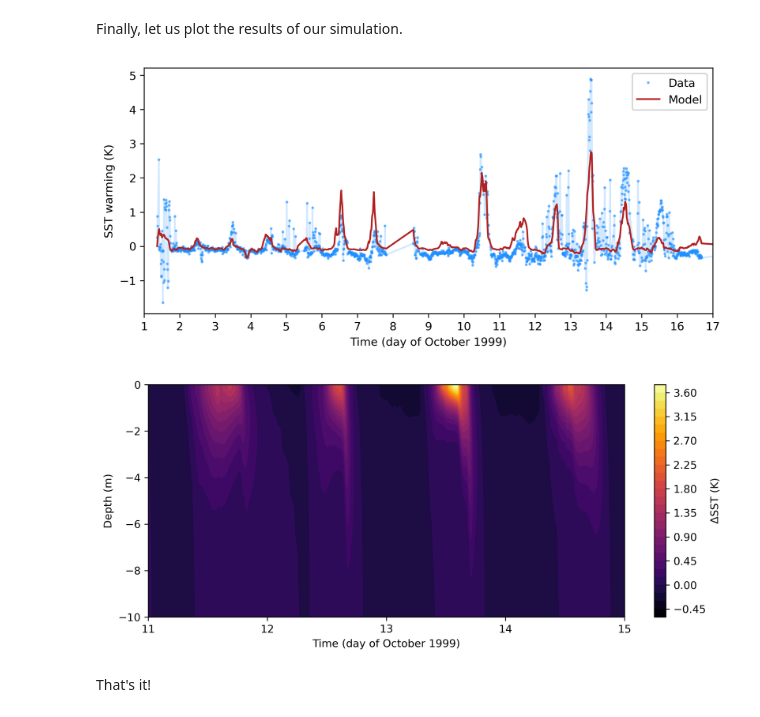
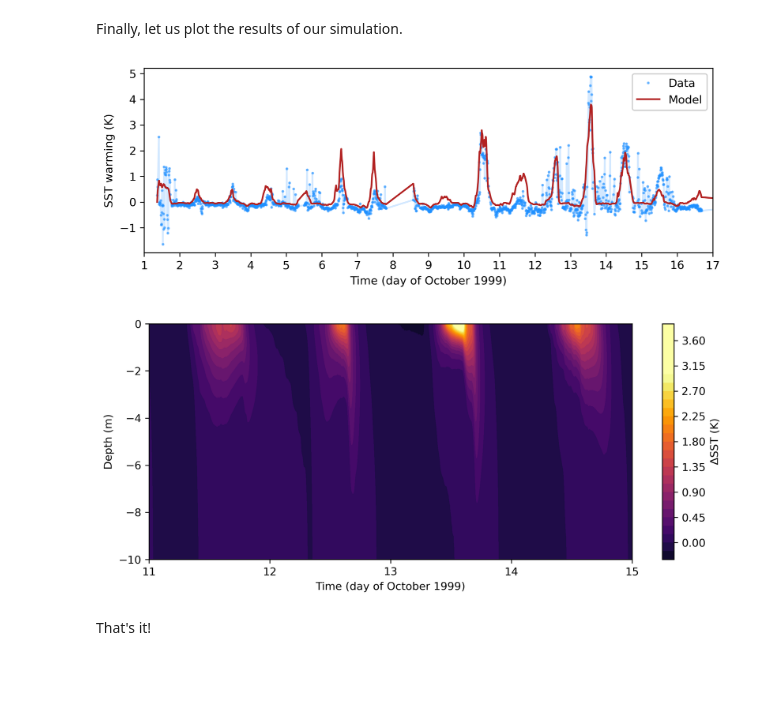
Before and after one commit to reykboerner/diusst, a Jupyter notebook: docs/run_diusst.ipynb, the cells around one changed output. Saved outputs shown, nothing was run; the diff lists cells and outputs as text; code cells hidden in the pictures; blank space fills up the shorter version.

Commit message:
updated diusst tutorial, now loads xarray DataSet

```diff
--- a/docs/run_diusst.ipynb
+++ b/docs/run_diusst.ipynb
@@ -24,7 +24,4 @@ Let's load the MOCE-5 dataset contained in the `input_data` directory and store
 # %%
-data_path = '../input_data/moce5/'
-data_filename = 'training_moce5_err-boatspd-x2_humid10.csv'
-
-data_orig = pd.read_csv(data_path+data_filename)
+data_orig = xr.load_dataset('../input_data/moce5/moce5_dataset.cdf', decode_timedelta=False)
 data_orig
 # %% [output]
@@ -50,9 +51,9 @@ In the next cell, we specify all the parameters and other options for the simula
 T_f = np.mean(data_orig['ftemp'].to_numpy())
 
 # Key parameters
-kappa = 1.799e-4         # Eddy diffusivity
-mu = 0.002576            # Mixing coefficient
-alpha = 2.445            # Attenuation coefficient
+kappa = 1.34e-4          # Eddy diffusivity
+mu = 2.85e-3             # Mixing coefficient
+alpha = 3.52             # Attenuation coefficient
 sigma = 0.8              # Surface suppressivity
 
 # Options
@@ -100,7 +101,7 @@ The dataset provides the temperature difference between the sea skin (`sst`) and
 ref_level = int(20)
 
 # Calculate temperature difference
-simu_sst = simu[0][:,0]-simu[0][:,ref_level]
+simu_dsst = simu[0][:,0]-simu[0][:,ref_level]
 
-print('Reference depth at which the SST difference is taken: {} m.'.format(round(simu[2][ref_level],2)))
+print('Reference depth at which the SST difference is taken: {:.3f} m.'.format(simu[2][ref_level]))
 # %% [output]
@@ -110,24 +111,24 @@ Reference depth at which the SST difference is taken: -3.05 m.
 # %% [markdown]
 Finally, let us plot the results of our simulation.
 # %%
-fig, ax = plt.subplots(dpi=300,figsize=(9,4))
+fig, ax = plt.subplots(dpi=300,figsize=(9,3))
 
-ax.plot(data_orig['times']/86400,data_orig['sst']-data_orig['ftemp'],alpha=0.2,c='dodgerblue')
-ax.plot(data_orig['times']/86400,data_orig['sst']-data_orig['ftemp'],'.',markersize=3,alpha=0.5,c='dodgerblue', label='Data')
-ax.plot(data_orig['times'][:-1]/86400,simu_sst[idx],c='firebrick', label='Model')
+ax.plot(data_orig['time_day'],data_orig['dsst'],alpha=0.2,c='dodgerblue')
+ax.plot(data_orig['time_day'],data_orig['dsst'],'.',markersize=3,alpha=0.5,c='dodgerblue', label='Data')
+ax.plot(data_orig['time_day'][:-1],simu_dsst[idx],c='firebrick', label='Model')
 
 ax.legend(framealpha=1)
 ax.set(xlim=(0,20.5),xticks=np.arange(0,21),xticklabels=np.arange(0,21)+1)
 ax.set_xlim(0,16)
 ax.set(xlabel='Time (day of October 1999)')
 ax.set(ylabel='SST warming (K)')
 
 plt.show()
 # %% [output]
-[figure, old version]
+[figure, new version]
 # %%
 fig, ax = plt.subplots(dpi=300,figsize=(10,4))
-plot = ax.contourf(simu[1]/86400,simu[2],simu[0].transpose()-T_f,levels=30,cmap='inferno')
+plot = ax.contourf(simu[1]/86400,simu[2],simu[0].transpose()-T_f,levels=30,cmap='inferno', vmin=-0.5, vmax=3)
 
 ax.set(xlim=(0,20.5),xticks=np.arange(0,21),xticklabels=np.arange(0,21)+1)
 ax.set(xlabel='Time (day of October 1999)', ylabel='Depth (m)')
@@ -136,6 +137,6 @@ plt.colorbar(plot,label='$\Delta$SST (K)')
 
 plt.show()
 # %% [output]
-[figure, old version]
+[figure, new version]
 # %% [markdown]
 That's it!
```
Also changed, not shown: parts of 7 cells of this notebook.
